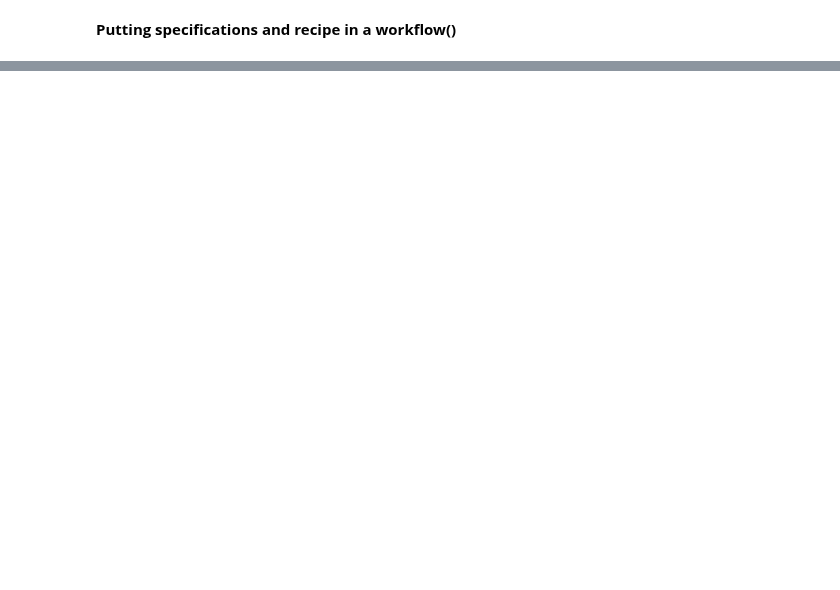
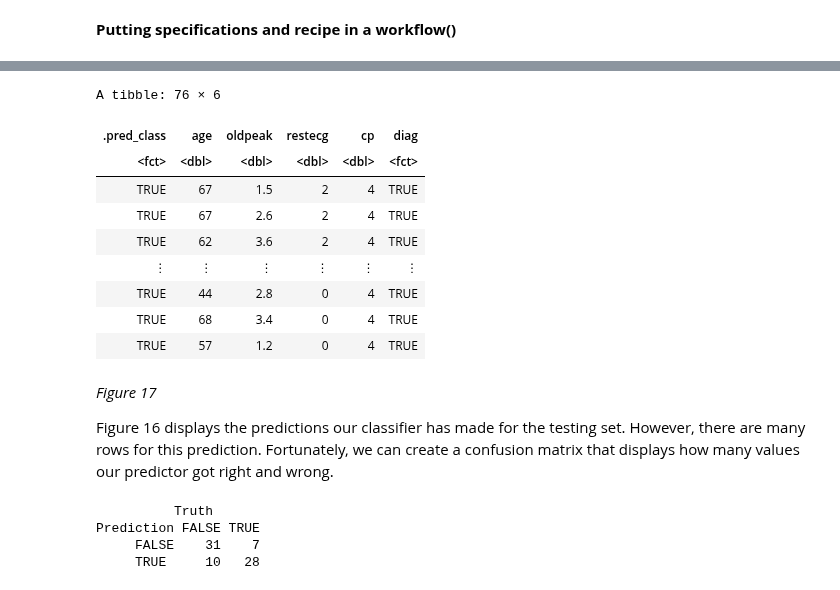
Before and after one commit to ibrahim1623/DSCI-100-Project, a Jupyter notebook: Group Project Report(133).ipynb, the cells around one changed output, grey strips where cells are left out. Saved outputs shown, nothing was run; the diff lists cells and outputs as text; code cells hidden in the pictures; blank space fills up the shorter version.

```diff
--- a/Group Project Report(133).ipynb
+++ b/Group Project Report(133).ipynb
@@ -512,0 +556,9 @@ knn_results
+# %%
+knn_best_spec <- nearest_neighbor(weight_func = "rectangular", neighbors = 5) |>
+  set_engine("kknn") |>
+  set_mode("classification")
+
+heart_best_fit <- workflow() |>
+  add_recipe(heart_recipe) |>
+  add_model(knn_best_spec) |>
+  fit(data = heart_training_final)
@@ -512,0 +569,28 @@ knn_results
+# %%
+heart_final_predictions <- predict(heart_best_fit, heart_testing_final) |>
+    bind_cols(heart_testing_final)
+heart_final_predictions
+# %% [output]
+A tibble: 76 × 6
+| .pred_class | age | oldpeak | restecg | cp | diag |
+| <fct> | <dbl> | <dbl> | <dbl> | <dbl> | <fct> |
+| TRUE | 67 | 1.5 | 2 | 4 | TRUE |
+| TRUE | 67 | 2.6 | 2 | 4 | TRUE |
+| TRUE | 62 | 3.6 | 2 | 4 | TRUE |
+| ⋮ | ⋮ | ⋮ | ⋮ | ⋮ | ⋮ |
+| TRUE | 44 | 2.8 | 0 | 4 | TRUE |
+| TRUE | 68 | 3.4 | 0 | 4 | TRUE |
+| TRUE | 57 | 1.2 | 0 | 4 | TRUE |
+# %% [markdown]
+_Figure 17_
+
+Figure 16 displays the predictions our classifier has made for the testing set. However, there are many rows for this prediction. Fortunately, we can create a confusion matrix that displays how many values our predictor got right and wrong.
+# %%
+heart_cm <- heart_final_predictions |>
+    conf_mat(truth = diag, estimate = .pred_class)
+heart_cm
+# %% [output]
+          Truth
+Prediction FALSE TRUE
+     FALSE    31    7
+     TRUE     10   28
```
Also changed, not shown: parts of 32 cells of this notebook.
